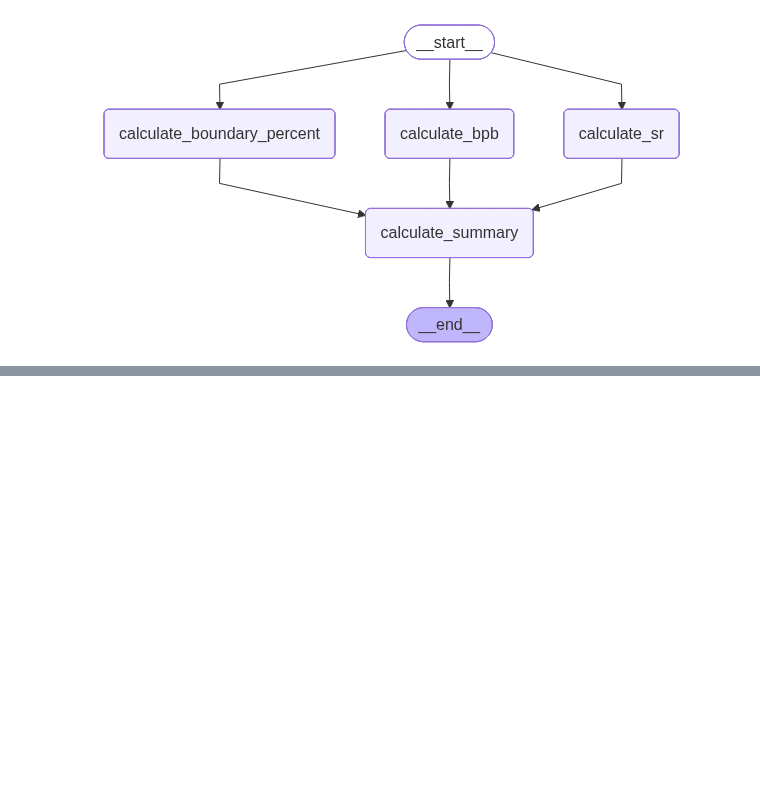
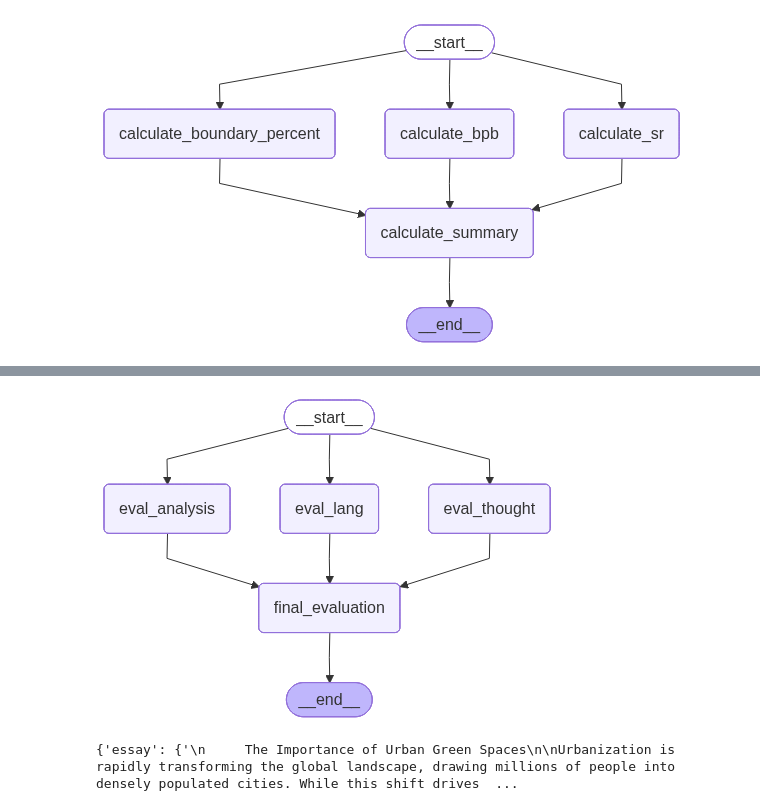
Before and after one commit to Pixelz123/genai, a Jupyter notebook: lg.ipynb, the cells around one changed output, grey strips where cells are left out. Drawn from its saved outputs; the diff is of its cells as text; code cells hidden in the pictures; blank space fills up the shorter version.

```diff
--- a/lg.ipynb
+++ b/lg.ipynb
@@ -223,0 +264,46 @@ final_state
+# %%
+def eval_analysis(state : EssayState):
+    prompt = f'Evaluate the depth of analysis of the following essay and provide a feedback and assign a score out of 10 \n {state["essay"]}'
+    output = llm_structured_output.invoke(prompt)
+
+    return {"analysis_feedback": output.feedback,'individual_scores': [output.score]}
+# %%
+def eval_thought(state : EssayState):
+    prompt = f'Evaluate the clarity of thought of the following essay and provide a feedback and assign a score out of 10 \n {state["essay"]}'
+    output = llm_structured_output.invoke(prompt)
+
+    return {"clarity_feedback": output.feedback,'individual_scores': [output.score]}
+# %%
+def final_evaluation(state: EssayState):
+    #summary feedback overall
+    prompt = f'Based on the foolowing feedback summary \n language feedback - {state["language_feedback"]} \n Analysis feedback - {state["analysis_feedback"]} \n Clarity of thought - {state["clarity_feedback"]}'
+    overall_feedback=llm_structured_output.invoke(prompt).feedback
+    #avg calculation of all the scores
+    avg_score = sum(state['individual_scores'])/len(state['individual_scores'])
+    return {"overall_feedback":overall_feedback,"avg_score":avg_score}
+# %%
+graph = StateGraph(EssayState)
+graph.add_node('eval_lang',eval_lang)
+graph.add_node('eval_analysis',eval_analysis)
+graph.add_node('eval_thought',eval_thought)
+graph.add_node('final_evaluation',final_evaluation)
+graph.add_edge(START,'eval_lang')
+graph.add_edge(START,'eval_analysis')
+graph.add_edge(START,'eval_thought')
+graph.add_edge('eval_lang','final_evaluation')
+graph.add_edge('eval_analysis','final_evaluation')
+graph.add_edge('eval_thought','final_evaluation')
+graph.add_edge('final_evaluation',END)
+workflow = graph.compile()
+# %%
+workflow
+# %% [output]
+[figure, added]
+# %%
+initial_state = {
+    "essay": {essay}
+    }
+final_state = workflow.invoke(initial_state)
+print(final_state)
+# %% [output]
+{'essay': {'\n     The Importance of Urban Green Spaces\n\nUrbanization is rapidly transforming the global landscape, drawing millions of people into densely populated cities. While this shift drives  ...
```
Also changed, not shown: parts of 42 cells of this notebook, 1 other file.
